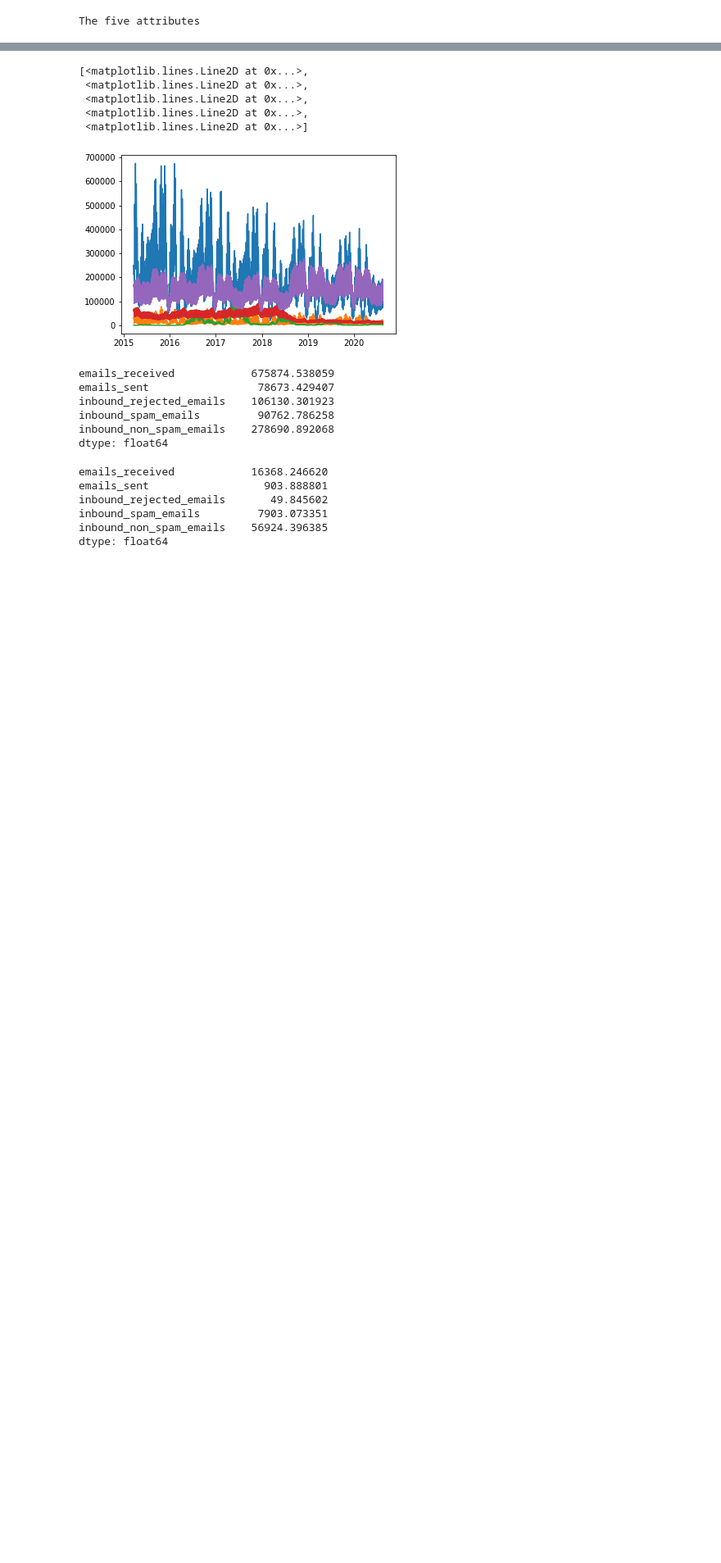
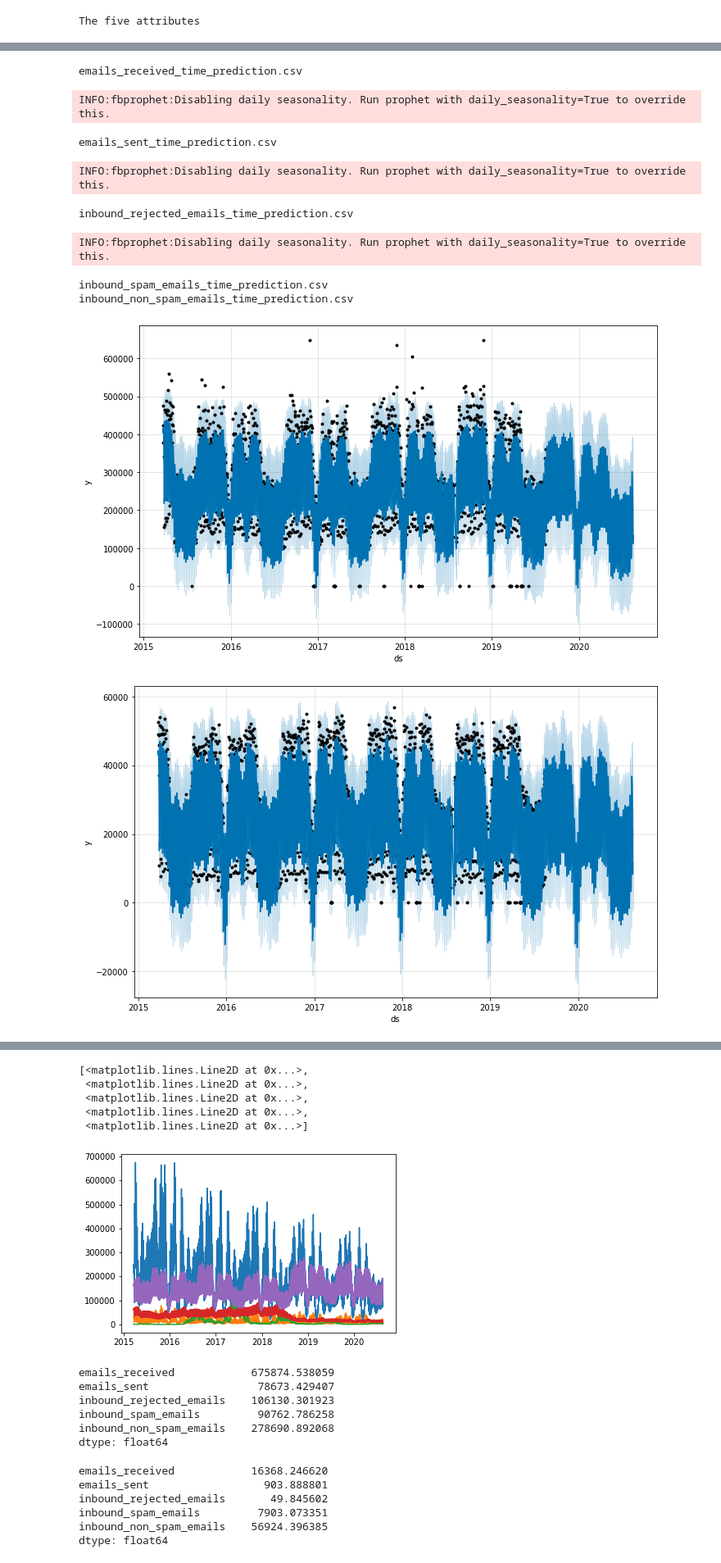
Before and after one commit to UNCG-CSE/G_Suite_Metrics, a Jupyter notebook: src/Henry/Gmail Analysis/Chi-squared, time prediction and linear regression/Testing Prophet.ipynb, the cells around one changed output, grey strips where cells are left out. Shown at 82% size. Saved outputs shown, nothing was run; the diff lists cells and outputs as text; code cells hidden in the pictures; blank space fills up the shorter version.

Commit message:
Cleaned up Prophet code

```diff
--- a/src/Henry/Gmail Analysis/Chi-squared, time prediction and linear regression/Testing Prophet.ipynb
+++ b/src/Henry/Gmail Analysis/Chi-squared, time prediction and linear regression/Testing Prophet.ipynb
@@ -20,13 +18,13 @@ import pandas as pd
 # %%
 def pick_your_poison(number):
     if (number == 1):
-        df = pd.read_csv("C:\\Users\\Henry\\Documents\\405-DataScience\\G_Suite_Metrics\\data\\Gmail\\Data\\cbt.csv")
+        df = pd.read_csv("C:\\Users\\augus\\Documents\\405-DataScience\\G_Suite_Metrics\\data\\Gmail\\Data\\cbt.csv")
         print("You picked cbt.csv")
     if (number == 2):
-        df = pd.read_csv("C:\\Users\\Henry\\Documents\\405-DataScience\\G_Suite_Metrics\\data\\Gmail\\Data\\gmail_df.csv")
+        df = pd.read_csv("C:\\Users\\augus\\Documents\\405-DataScience\\G_Suite_Metrics\\data\\Gmail\\Data\\gmail_df.csv")
         print("You picked overall data")
     if (number == 3):
-        df = pd.read_csv("C:\\Users\\Henry\\Documents\\405-DataScience\\G_Suite_Metrics\\data\\Gmail\\Data\\gmail_df.csv")
+        df = pd.read_csv("C:\\Users\\augus\\Documents\\405-DataScience\\G_Suite_Metrics\\data\\Gmail\\Data\\gmail_df.csv")
         df = df[['time','emails_received','emails_sent','inbound_rejected_emails','inbound_spam_emails','inbound_non_spam_emails']]
         print("The five attributes")
     else:
@@ -77,6 +91,7 @@ def timepredictionLog(df,csvfilename):
 # %%
 def timeprediction123(df,csvfilename):
-    p = Prophet(weekly_seasonality=True,changepoint_prior_scale=0.8)
+    p = Prophet(weekly_seasonality=True,changepoint_prior_scale=0.5)
+    #changepoint_prior changes the fit of the prediction
     df = df.rename(columns={df.columns[0]: "ds", df.columns[1]: "y"})
 
     df['ds'] = pd.to_datetime(df['ds'], utc=True)
@@ -91,7 +106,6 @@ def timeprediction123(df,csvfilename):
 
     #df1.to_csv(data_path_write + csvfilename)
     df2 = time_pred[['yhat']]
+    print(csvfilename)
     p.plot(time_pred)
     return df1,df2,time_pred
-# %%
-h = timeprediction123(fa)[2]
@@ -115,0 +114,11 @@ INFO:fbprophet:Disabling daily seasonality. Run prophet with daily_seasonality=T
+# %%
+def send_prediction(df):
+    df_with_all_preds = timeprediction123(df = df[['time', df.columns[1]]], csvfilename = df.columns[1] + '_time_prediction.csv')[0]
+    df_with_all_preds = df_with_all_preds.rename(columns= {df_with_all_preds.columns[0] : "time", df_with_all_preds.columns[1] : five_att.columns[1]})
+    df1= df.drop(columns= [five_att.columns[1]])
+
+    for x in range(len(df1.columns) - 1):
+        h =timeprediction123(df = df1[['time', df1.columns[x+1]]], csvfilename = df1.columns[x+1] + '_time_prediction.csv')[0]
+        h =h.rename(columns = {h.columns[0]: "time", h.columns[1] : df1.columns[x+1]})
+        df_with_all_preds =  df_with_all_preds.merge(h, on = "time")
+    return df_with_all_preds
@@ -117,3 +128,6 @@ INFO:fbprophet:Disabling daily seasonality. Run prophet with daily_seasonality=T
 five_att = pick_your_poison(3)
 # %% [output]
 The five attributes
+# %%
+prediction = send_prediction(five_att)
+# %% [output]
@@ -119,0 +136,10 @@ The five attributes
+emails_received_time_prediction.csv
+INFO:fbprophet:Disabling daily seasonality. Run prophet with daily_seasonality=True to override this.
+emails_sent_time_prediction.csv
+INFO:fbprophet:Disabling daily seasonality. Run prophet with daily_seasonality=True to override this.
+inbound_rejected_emails_time_prediction.csv
+INFO:fbprophet:Disabling daily seasonality. Run prophet with daily_seasonality=True to override this.
+inbound_spam_emails_time_prediction.csv
+inbound_non_spam_emails_time_prediction.csv
+[figure, added]
+[figure, added]
```
Also changed, not shown: parts of 36 cells of this notebook.
